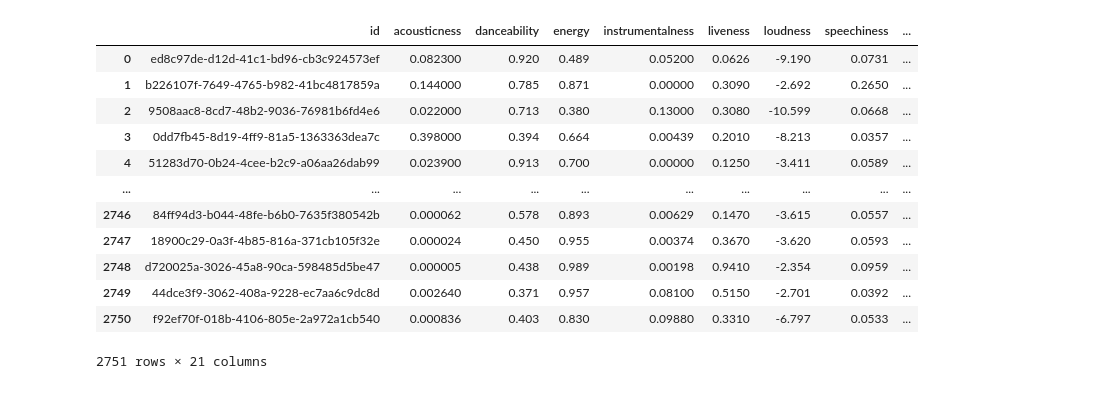
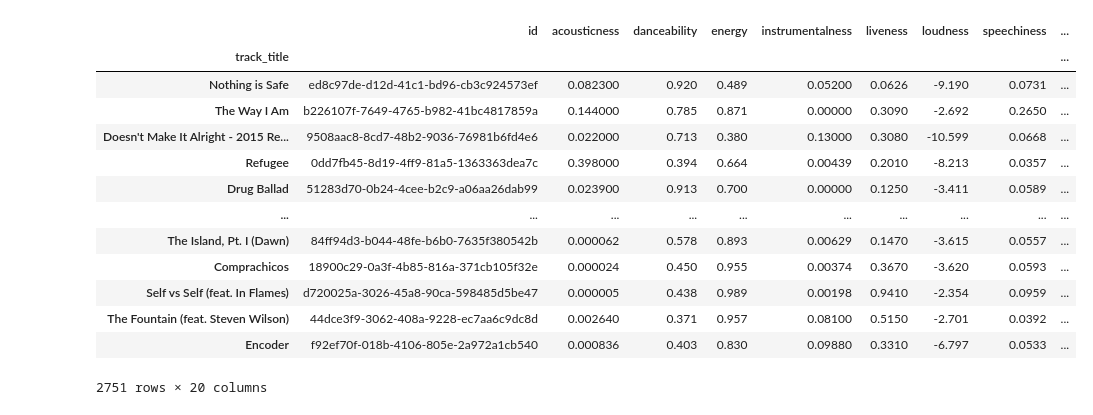
Before and after one commit to pakiessling/spotify-analysis, a Jupyter notebook: 02_eda.ipynb, the cells around one changed output. Saved outputs shown, nothing was run; the diff lists cells and outputs as text; code cells hidden in the pictures.

```diff
--- a/02_eda.ipynb
+++ b/02_eda.ipynb
@@ -3,20 +15,20 @@ import pandas as pd
 # %%
 df = pd.read_csv("data/complete_features.csv", index_col=0)
-df = df.set.index("track_title")
-df = df.drop(
-    columns=["id", "api_id", "track_id", "ean", "upc", "available_countries", "href"]
-)
+df = df.set_index("track_title")
+
+df
 # %% [output]
 |  | id | acousticness | danceability | energy | instrumentalness | liveness | loudness | speechiness | ... |
-| 0 | ed8c97de-d12d-41c1-bd96-cb3c924573ef | 0.082300 | 0.920 | 0.489 | 0.05200 | 0.0626 | -9.190 | 0.0731 | ... |
-| 1 | b226107f-7649-4765-b982-41bc4817859a | 0.144000 | 0.785 | 0.871 | 0.00000 | 0.3090 | -2.692 | 0.2650 | ... |
-| 2 | 9508aac8-8cd7-48b2-9036-76981b6fd4e6 | 0.022000 | 0.713 | 0.380 | 0.13000 | 0.3080 | -10.599 | 0.0668 | ... |
-| 3 | 0dd7fb45-8d19-4ff9-81a5-1363363dea7c | 0.398000 | 0.394 | 0.664 | 0.00439 | 0.2010 | -8.213 | 0.0357 | ... |
-| 4 | 51283d70-0b24-4cee-b2c9-a06aa26dab99 | 0.023900 | 0.913 | 0.700 | 0.00000 | 0.1250 | -3.411 | 0.0589 | ... |
+| track_title |  |  |  |  |  |  |  |  | ... |
+| Nothing is Safe | ed8c97de-d12d-41c1-bd96-cb3c924573ef | 0.082300 | 0.920 | 0.489 | 0.05200 | 0.0626 | -9.190 | 0.0731 | ... |
+| The Way I Am | b226107f-7649-4765-b982-41bc4817859a | 0.144000 | 0.785 | 0.871 | 0.00000 | 0.3090 | -2.692 | 0.2650 | ... |
+| Doesn't Make It Alright - 2015 Re... | 9508aac8-8cd7-48b2-9036-76981b6fd4e6 | 0.022000 | 0.713 | 0.380 | 0.13000 | 0.3080 | -10.599 | 0.0668 | ... |
+| Refugee | 0dd7fb45-8d19-4ff9-81a5-1363363dea7c | 0.398000 | 0.394 | 0.664 | 0.00439 | 0.2010 | -8.213 | 0.0357 | ... |
+| Drug Ballad | 51283d70-0b24-4cee-b2c9-a06aa26dab99 | 0.023900 | 0.913 | 0.700 | 0.00000 | 0.1250 | -3.411 | 0.0589 | ... |
 | ... | ... | ... | ... | ... | ... | ... | ... | ... | ... |
-| 2746 | 84ff94d3-b044-48fe-b6b0-7635f380542b | 0.000062 | 0.578 | 0.893 | 0.00629 | 0.1470 | -3.615 | 0.0557 | ... |
-| 2747 | 18900c29-0a3f-4b85-816a-371cb105f32e | 0.000024 | 0.450 | 0.955 | 0.00374 | 0.3670 | -3.620 | 0.0593 | ... |
-| 2748 | d720025a-3026-45a8-90ca-598485d5be47 | 0.000005 | 0.438 | 0.989 | 0.00198 | 0.9410 | -2.354 | 0.0959 | ... |
-| 2749 | 44dce3f9-3062-408a-9228-ec7aa6c9dc8d | 0.002640 | 0.371 | 0.957 | 0.08100 | 0.5150 | -2.701 | 0.0392 | ... |
-| 2750 | f92ef70f-018b-4106-805e-2a972a1cb540 | 0.000836 | 0.403 | 0.830 | 0.09880 | 0.3310 | -6.797 | 0.0533 | ... |
+| The Island, Pt. I (Dawn) | 84ff94d3-b044-48fe-b6b0-7635f380542b | 0.000062 | 0.578 | 0.893 | 0.00629 | 0.1470 | -3.615 | 0.0557 | ... |
+| Comprachicos | 18900c29-0a3f-4b85-816a-371cb105f32e | 0.000024 | 0.450 | 0.955 | 0.00374 | 0.3670 | -3.620 | 0.0593 | ... |
+| Self vs Self (feat. In Flames) | d720025a-3026-45a8-90ca-598485d5be47 | 0.000005 | 0.438 | 0.989 | 0.00198 | 0.9410 | -2.354 | 0.0959 | ... |
+| The Fountain (feat. Steven Wilson) | 44dce3f9-3062-408a-9228-ec7aa6c9dc8d | 0.002640 | 0.371 | 0.957 | 0.08100 | 0.5150 | -2.701 | 0.0392 | ... |
+| Encoder | f92ef70f-018b-4106-805e-2a972a1cb540 | 0.000836 | 0.403 | 0.830 | 0.09880 | 0.3310 | -6.797 | 0.0533 | ... |
-2751 rows × 21 columns
+2751 rows × 20 columns
```
Also changed, not shown: parts of 9 cells of this notebook, 2 other files.
